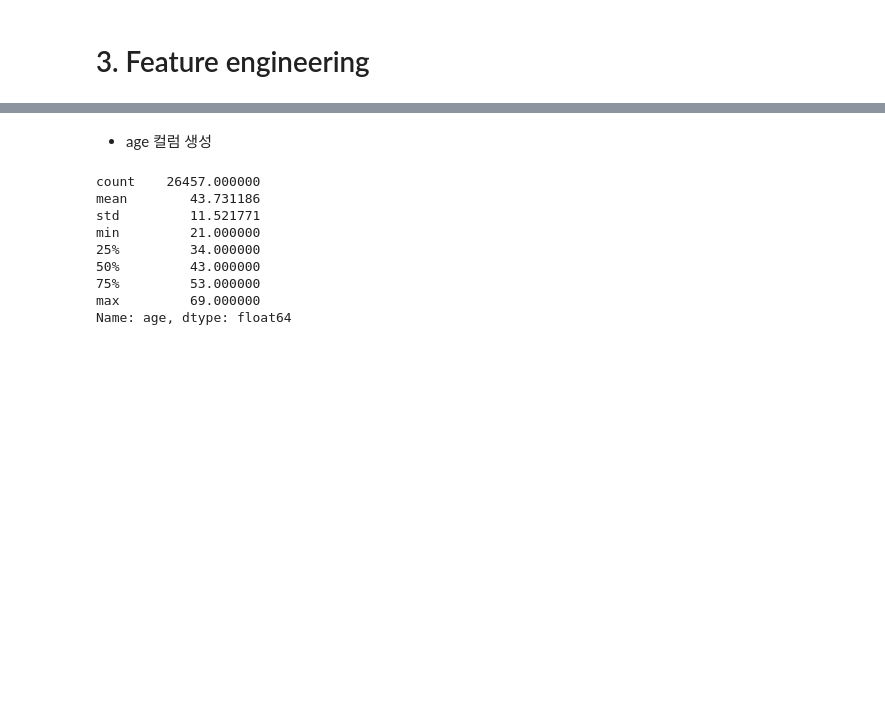
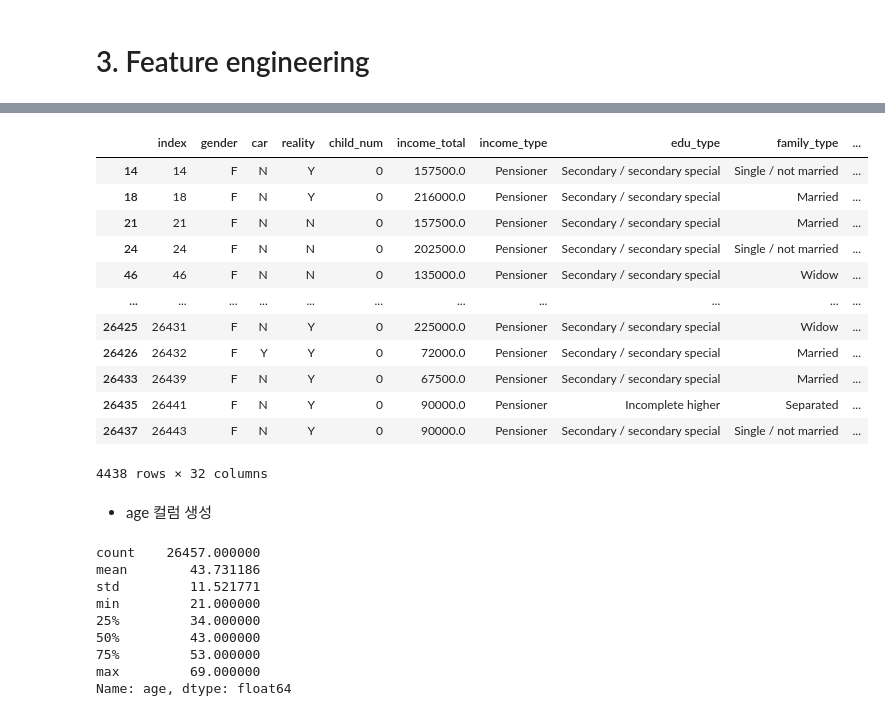
Before and after one commit to juhee3199/credit_score_predict, a Jupyter notebook: code/credit_1.ipynb, the cells around one changed output, grey strips where cells are left out. Cells and saved outputs as stored; diff of their text form; code cells hidden in the pictures; blank space fills up the shorter version.

```diff
--- a/code/credit_1.ipynb
+++ b/code/credit_1.ipynb
@@ -707,3 +938,19 @@ test['begin_month'] = test.DAYS_BIRTH.apply(lambda x: abs(x))
+# %%
+df[df['DAYS_EMPLOYED']>df['DAYS_BIRTH']] #
+# %% [output]
+|  | index | gender | car | reality | child_num | income_total | income_type | edu_type | family_type | ... |
+| 14 | 14 | F | N | Y | 0 | 157500.0 | Pensioner | Secondary / secondary special | Single / not married | ... |
+| 18 | 18 | F | N | Y | 0 | 216000.0 | Pensioner | Secondary / secondary special | Married | ... |
+| 21 | 21 | F | N | N | 0 | 157500.0 | Pensioner | Secondary / secondary special | Married | ... |
+| 24 | 24 | F | N | N | 0 | 202500.0 | Pensioner | Secondary / secondary special | Single / not married | ... |
+| 46 | 46 | F | N | N | 0 | 135000.0 | Pensioner | Secondary / secondary special | Widow | ... |
+| ... | ... | ... | ... | ... | ... | ... | ... | ... | ... | ... |
+| 26425 | 26431 | F | N | Y | 0 | 225000.0 | Pensioner | Secondary / secondary special | Widow | ... |
+| 26426 | 26432 | F | Y | Y | 0 | 72000.0 | Pensioner | Secondary / secondary special | Married | ... |
+| 26433 | 26439 | F | N | Y | 0 | 67500.0 | Pensioner | Secondary / secondary special | Married | ... |
+| 26435 | 26441 | F | N | Y | 0 | 90000.0 | Pensioner | Incomplete higher | Separated | ... |
+| 26437 | 26443 | F | N | Y | 0 | 90000.0 | Pensioner | Secondary / secondary special | Single / not married | ... |
+4438 rows × 32 columns
 # %% [markdown]
 - age 컬럼 생성
 # %%
```
Also changed, not shown: parts of 94 cells of this notebook.
